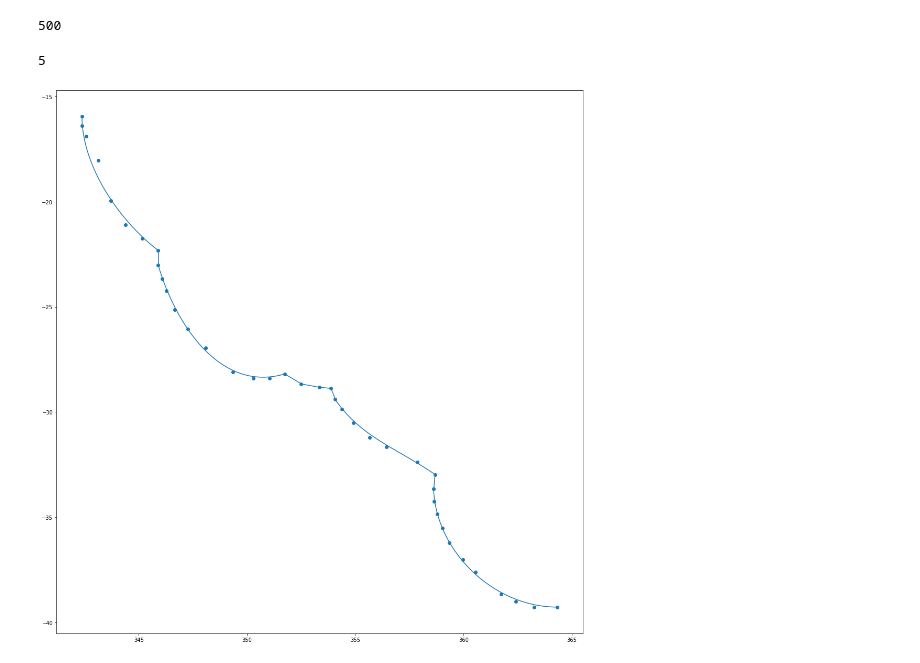
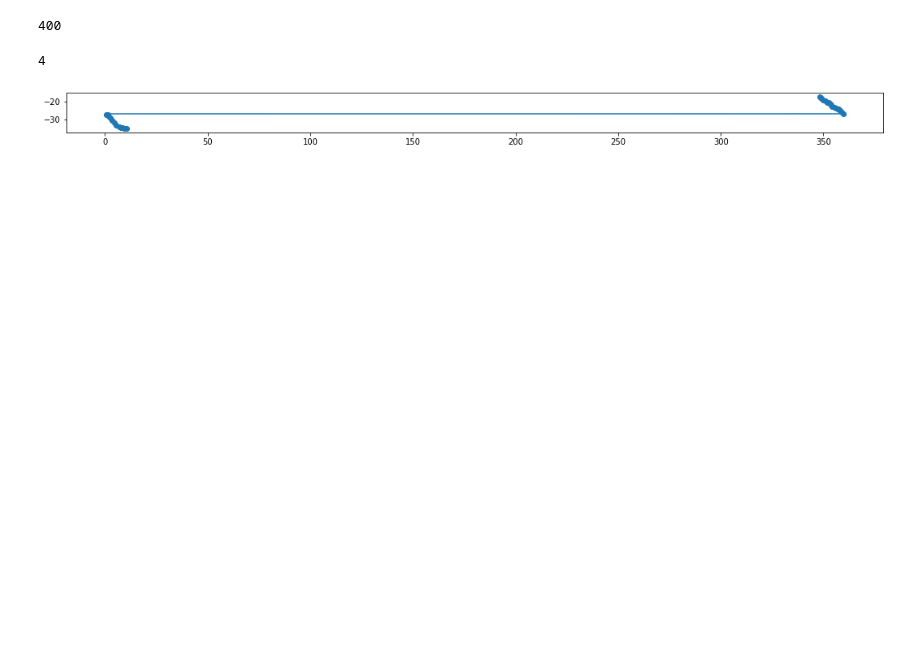
Before and after one commit to ssajous/europa-cycloids, a Jupyter notebook: src/Arc Fitting.ipynb, the cells around one changed output. Saved outputs shown, nothing was run; the diff lists cells and outputs as text; code cells hidden in the pictures; blank space fills up the shorter version.

```diff
--- a/src/Arc Fitting.ipynb
+++ b/src/Arc Fitting.ipynb
@@ -20,39 +20,39 @@ def convertLonRaw(lon):
 
 convertLon = np.vectorize(convertLonRaw)
 # %%
-current = 'mira'
+current = 'odessa'
 
 arcPoints = cycloids[current].arcs[0]
 arc = cycloids[current].curve
 
-# arc = fitting.createCycloidBezier(cycloids[current].arcs, maxError=0.107)
+# arc = fitting.createCycloidBezier(cycloids[current].arcs, maxError=0.065)
 
 allPoints = pd.DataFrame(np.vstack(cycloids[current].arcs), columns=['lon', 'lat'])
 
 
-arc['lon'] = convertLon(arc['lon'])
-allPoints['lon'] = convertLon(allPoints['lon'])
+# arc['lon'] = convertLon(arc['lon'])
+# allPoints['lon'] = convertLon(allPoints['lon'])
 
 # arc = fitting.createCycloidBezier(cycloids[current].arcs, maxError=0.0575)
 
 lonRange = arc['lon'].max() - arc['lon'].min()
 latRange = arc['lat'].max() - arc['lat'].min()
 
 ratio = latRange / lonRange
 
 
 plt.figure(figsize=(18,18*ratio))
 # plt.figure(figsize=(18,4))
 plt.plot(arc['lon'], arc['lat'])
 plt.scatter(allPoints['lon'], allPoints['lat'])
 
 
 display(len(arc))
 display(len(cycloids[current].arcs))
 # %% [output]
-500
+400
-5
+4
-[figure, old version]
+[figure, new version]
 # %%
 
 for i in range(len(cycloids[current].arcs)):
```
Also changed, not shown: parts of 1 cell of this notebook, 1 other file.
